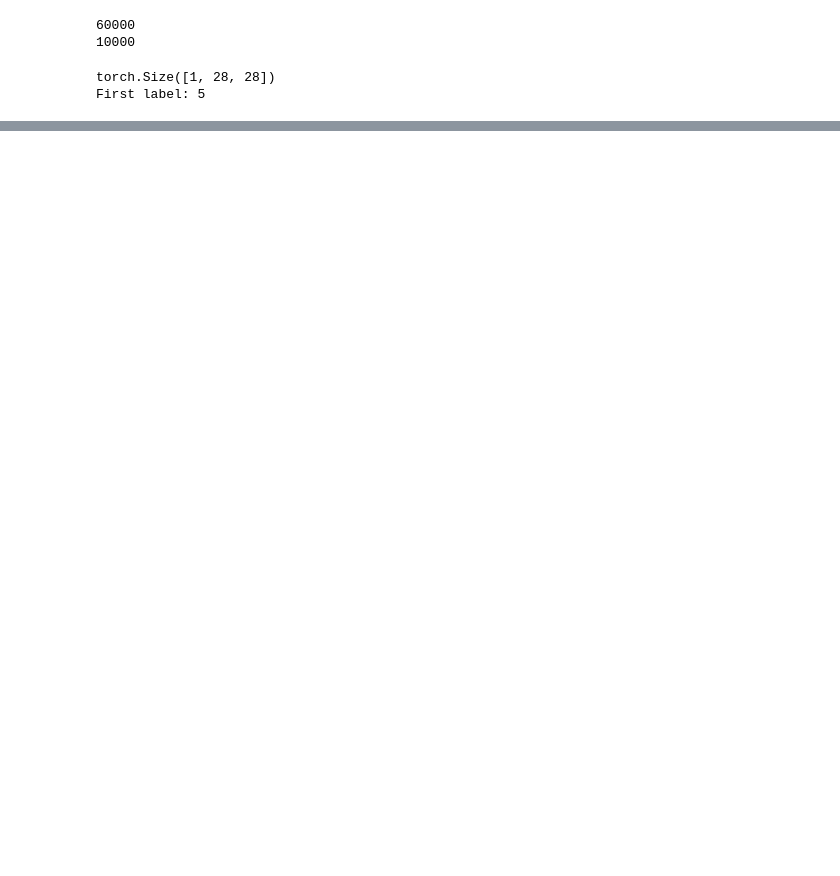
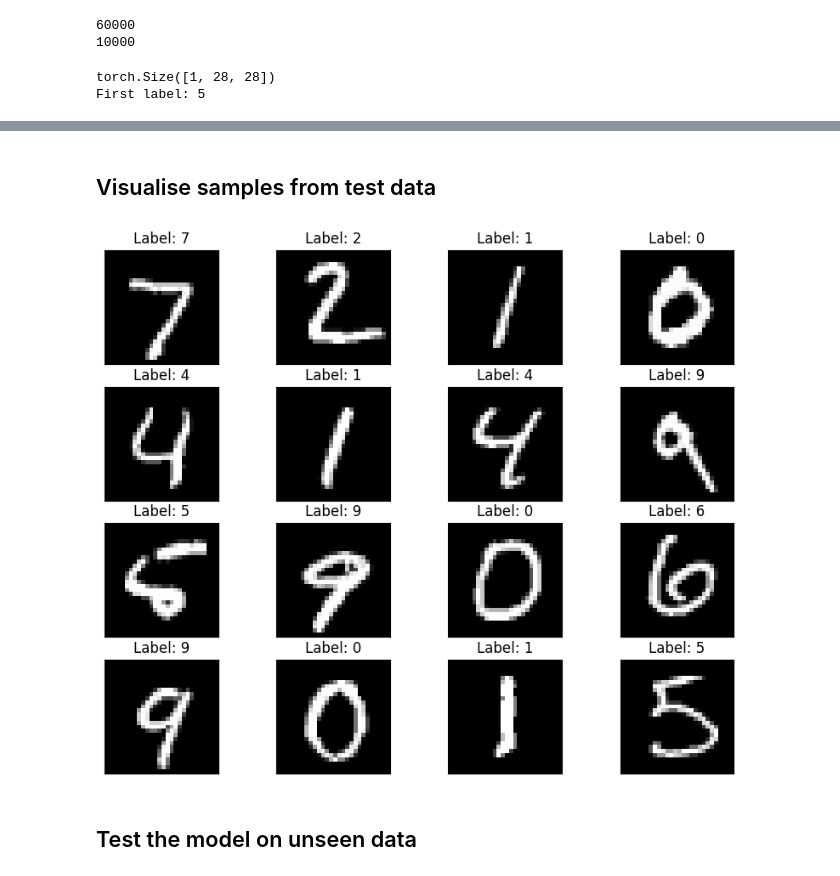
Before and after one commit to yuhuicaoo/Digit-Classifier-Project, a Jupyter notebook: visualisations.ipynb, the cells around one changed output, grey strips where cells are left out. Saved outputs shown, nothing was run; the diff lists cells and outputs as text; code cells hidden in the pictures; blank space fills up the shorter version.

```diff
--- a/visualisations.ipynb
+++ b/visualisations.ipynb
@@ -48,0 +81,17 @@ plt.show()
+# %% [markdown]
+## Visualise samples from test data
+# %%
+test_images, test_labels = next(iter(test_loader))
+plt.figure(figsize=(10, 8))
+for i in range(16):
+    plt.subplot(4, 4, i+1)
+    plt.xticks([])
+    plt.yticks([])
+    plt.grid(False)
+    plt.imshow(test_images[i].squeeze(0), cmap='gray')  # Use squeeze() to remove the channel dimension
+    plt.title(f"Label: {test_labels[i]}")
+plt.show()
+# %% [output]
+[figure, added]
+# %% [markdown]
+## Test the model on unseen data
```
Also changed, not shown: parts of 26 cells of this notebook.
